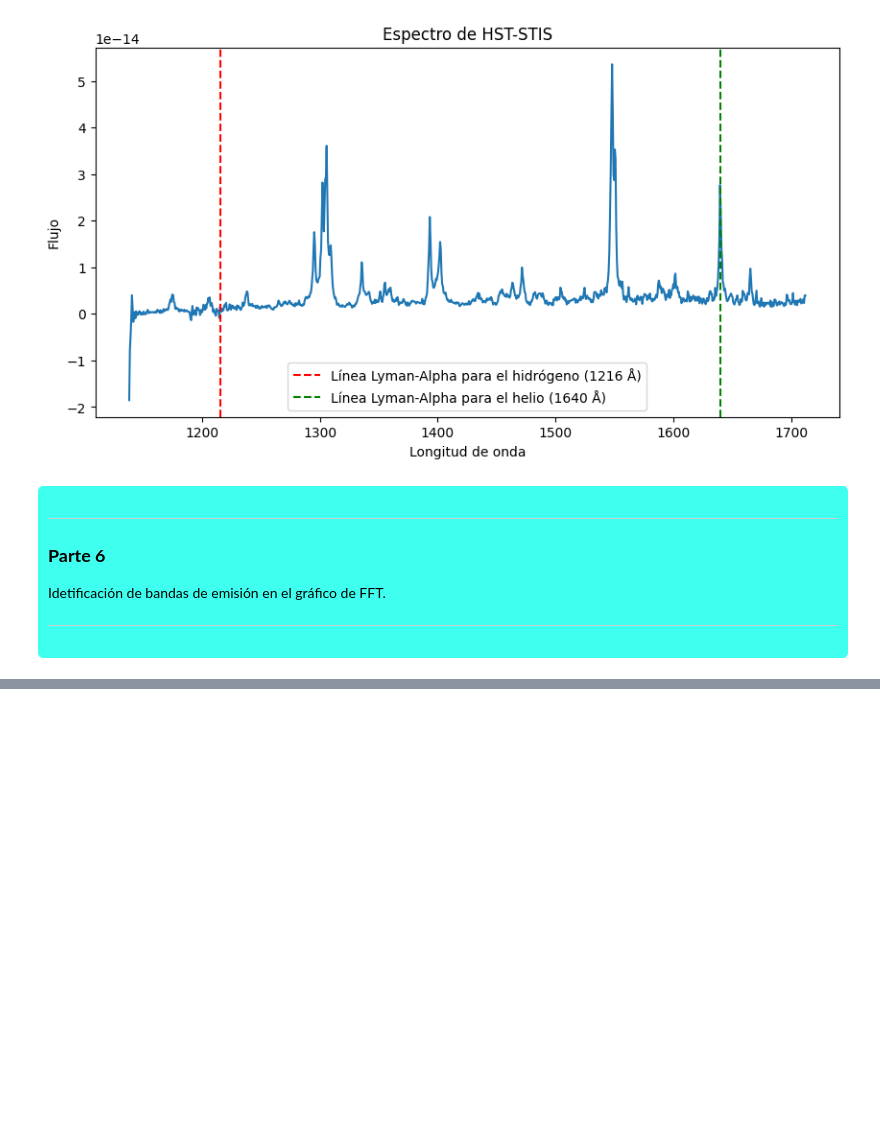
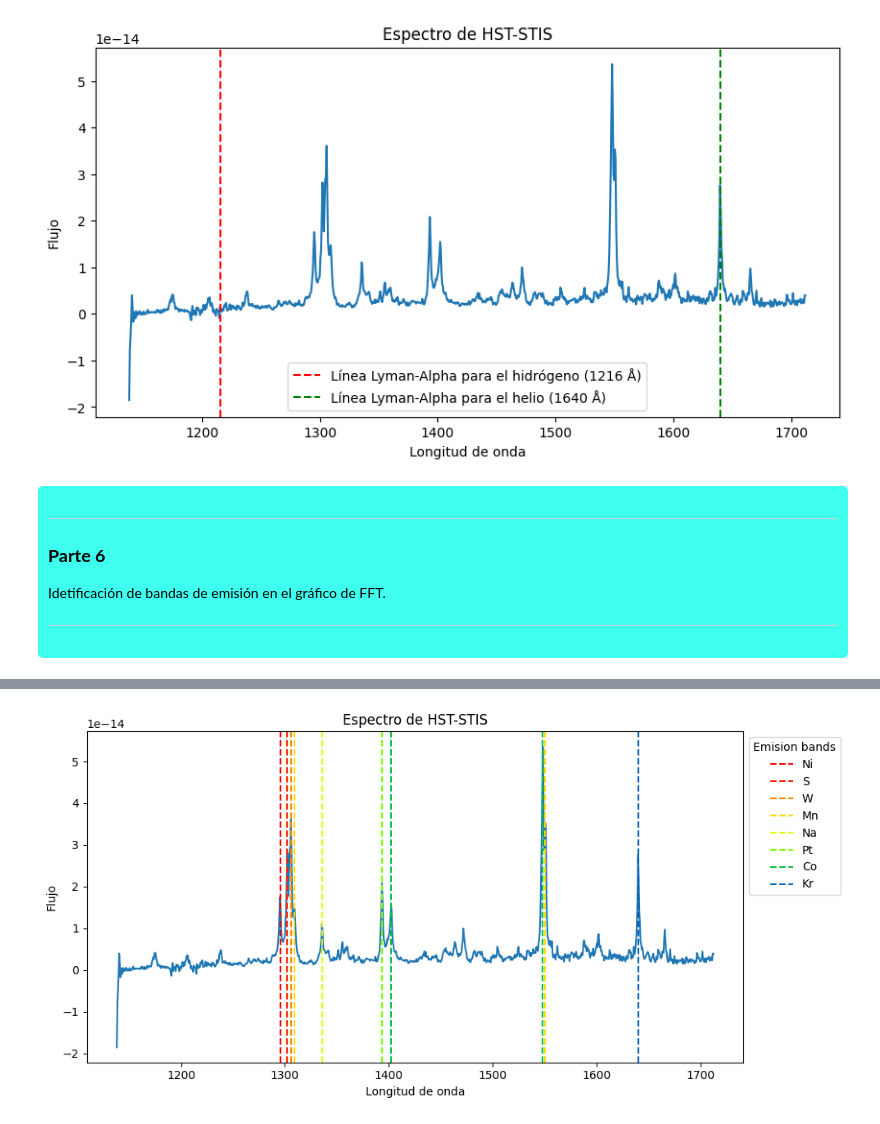
Before and after one commit to B-Namor/AtmosphericCharacterizationUsingFourierAnalisis, a Jupyter notebook: Proyecto.ipynb, the cells around one changed output, grey strips where cells are left out. Cells and saved outputs as stored; diff of their text form; code cells hidden in the pictures; blank space fills up the shorter version.

```diff
--- a/Proyecto.ipynb
+++ b/Proyecto.ipynb
@@ -150,0 +195,36 @@ plt.show()
+# %%
+# Lo mismo de antes pero sin repetir el nombre de los elementos
+plt.figure(figsize=(10,5))
+plt.plot(df['wavelength'], df['flux'])
+plt.xlabel("Longitud de onda")
+plt.ylabel("Flujo")
+plt.title("Espectro de HST-STIS")
+
+palette = plt.cm.prism(np.linspace(0,1,118))
+elementColors = {}
+
+for peak in peaks:
+      peakWavelength = wavelength[peak]
+      difference = (atomicSpectra['ritz_wl_vac(A)'] - peakWavelength).abs()
+      closestValue = difference.idxmin()
+
+      if difference[closestValue] <= tolerance:
+            elementName = atomicSpectra.loc[closestValue, 'element']
+
+            if elementName not in elementColors:
+                  color = len(elementColors) % len(palette)
+                  elementColors[elementName] = palette[color]
+
+            # Ahora la etiqueta no tiene la longitud de onda ya que si la tuviera no habría forma de considerarlas iguales
+            plt.axvline(peakWavelength, linestyle="--", color=elementColors[elementName], label=f"{elementName}")
+
+# Aquí está lo que hace que se repitan ya que se define un diccionario, y no puede tener dos 'keys' iguales, solo se toma la última
+handles, labels = plt.gca().get_legend_handles_labels()
+byLabels = dict(zip(labels, handles))
+
+# Se indica en la leyenda esta distinción
+plt.legend(byLabels.values(), byLabels.keys(), bbox_to_anchor=(1, 1), loc="upper left", title="Emision bands")
+plt.tight_layout()
+plt.show()
+# %% [output]
+[figure, added]
```
Also changed, not shown: parts of 5 cells of this notebook, 1 other file.
